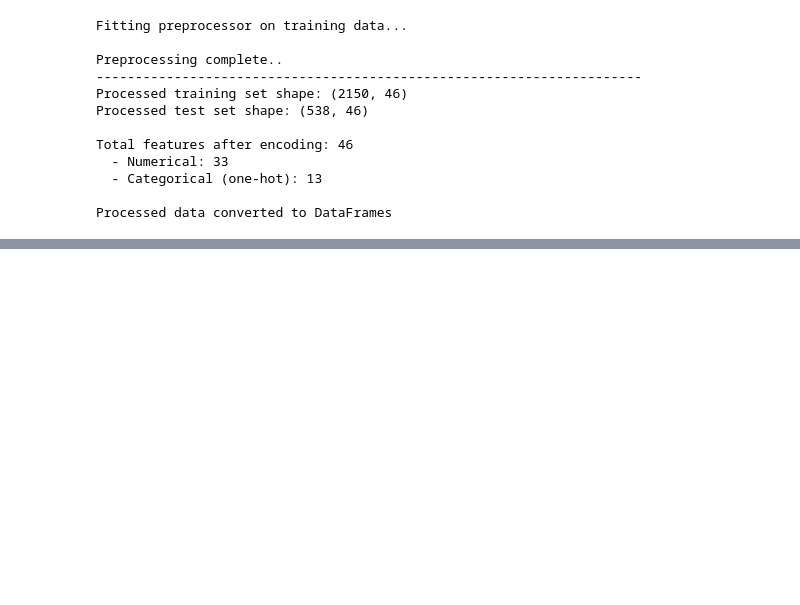
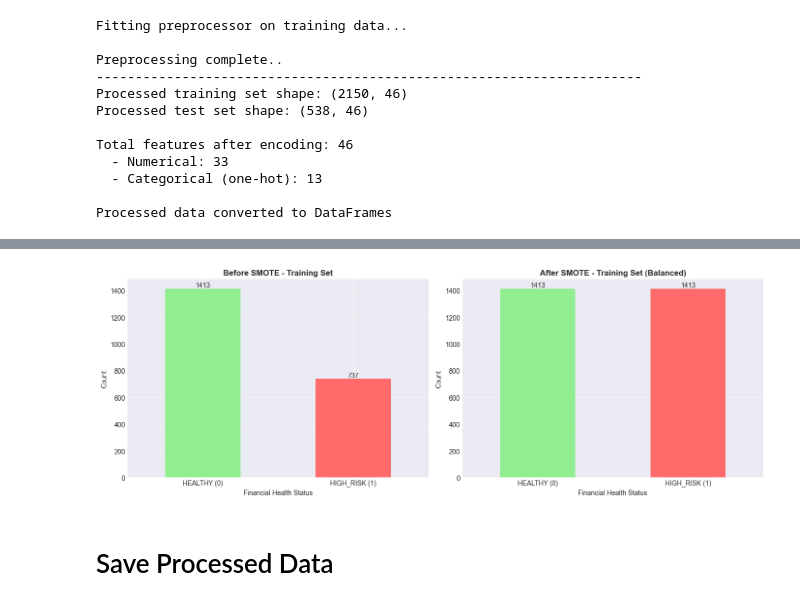
Before and after one commit to addetsi/Bank-Financial-Health-Analysis, a Jupyter notebook: 03_feature_engineering.ipynb, the cells around one changed output, grey strips where cells are left out. Drawn from its saved outputs; the diff is of its cells as text; code cells hidden in the pictures; blank space fills up the shorter version.

```diff
--- a/03_feature_engineering.ipynb
+++ b/03_feature_engineering.ipynb
@@ -546,0 +551,20 @@ Sample of Processed Training Data (first 5 rows, first 10 columns):
+# %%
+print("Before SMOTE:")
+print("-" * 70)
+print(f"Training set size: {X_train_processed.shape[0]:,}")
+print(f"Class distribution:\n{y_train.value_counts()}")
+print(f"Class ratio: {y_train.value_counts()[0] / y_train.value_counts()[1]:.2f}:1")
+
+#initialize SMOTE
+smote = SMOTE(random_state=42, k_neighbors=5)
+
+#Apply SMOTE
+X_train_resampled, y_train_resampled = smote.fit_resample(X_train_processed, y_train)
+
+print("\nAfter SMOTE:")
+print("-" * 70)
+print(f"Training set size: {X_train_resampled.shape[0]:,}")
+print(f"Class distribution:\n{pd.Series(y_train_resampled).value_counts()}")
+print(f"Class ratio: 1:1 (balanced)")
+
+print(f"\nSynthetic samples generated: {X_train_resampled.shape[0] - X_train_processed.shape[0]:,}")
@@ -546,0 +589,32 @@ Sample of Processed Training Data (first 5 rows, first 10 columns):
+# %%
+# Visualize class distribution before and after SMOTE
+fig, axes = plt.subplots(1, 2, figsize=(14, 5))
+
+# Before SMOTE
+y_train.value_counts().plot(kind='bar', ax=axes[0], color=['#90EE90', '#FF6B6B'])
+axes[0].set_title('Before SMOTE - Training Set', fontweight='bold', fontsize=12)
+axes[0].set_xlabel('Financial Health Status')
+axes[0].set_ylabel('Count')
+axes[0].set_xticklabels(['HEALTHY (0)', 'HIGH_RISK (1)'], rotation=0)
+axes[0].grid(axis='y', alpha=0.3)
+
+for container in axes[0].containers:
+    axes[0].bar_label(container, fmt='%d')
+
+# After SMOTE
+pd.Series(y_train_resampled).value_counts().plot(kind='bar', ax=axes[1], color=['#90EE90', '#FF6B6B'])
+axes[1].set_title('After SMOTE - Training Set (Balanced)', fontweight='bold', fontsize=12)
+axes[1].set_xlabel('Financial Health Status')
+axes[1].set_ylabel('Count')
+axes[1].set_xticklabels(['HEALTHY (0)', 'HIGH_RISK (1)'], rotation=0)
+axes[1].grid(axis='y', alpha=0.3)
+
+for container in axes[1].containers:
+    axes[1].bar_label(container, fmt='%d')
+
+plt.tight_layout()
+plt.show()
+# %% [output]
+[figure, added]
+# %% [markdown]
+# Save Processed Data
```
Also changed, not shown: parts of 6 cells of this notebook, 12 other files.
